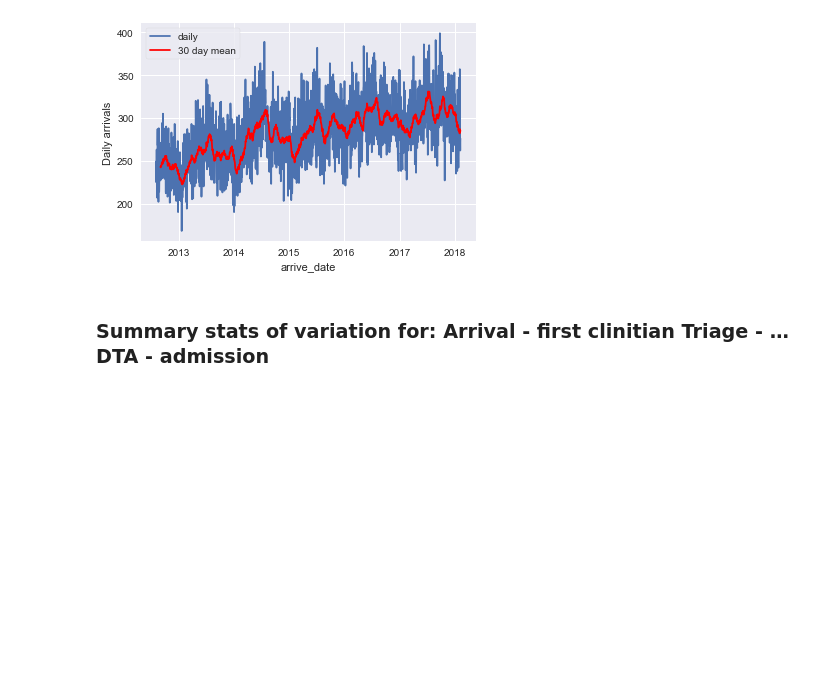
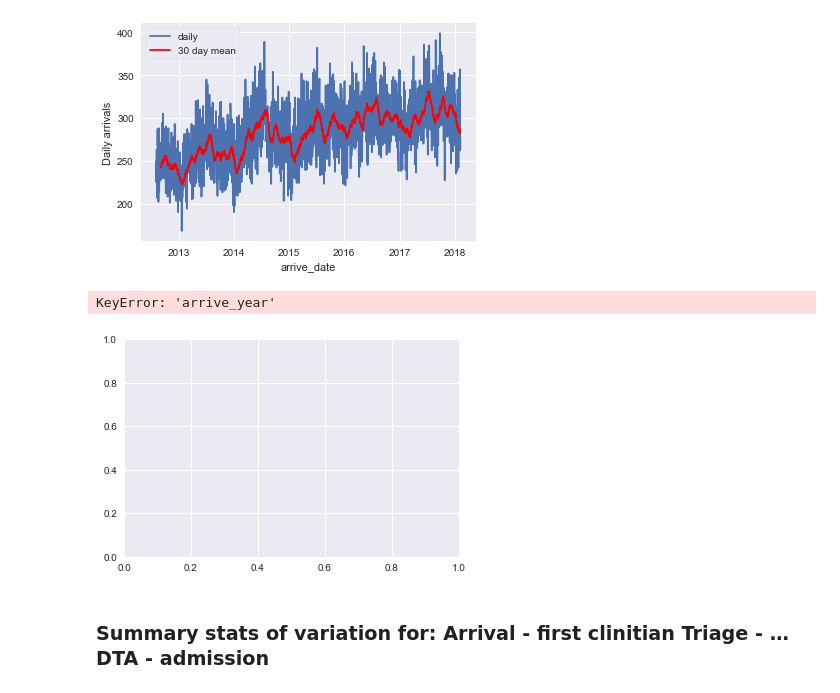
Before and after one commit to BradKeogh/flosp, a Jupyter notebook: hhMAIN.ipynb, the cells around one changed output. Cells and saved outputs as stored; diff of their text form; code cells hidden in the pictures; blank space fills up the shorter version.

```diff
--- a/hhMAIN.ipynb
+++ b/hhMAIN.ipynb
@@ -238,6 +244,15 @@ ax.legend(['daily','30 day mean'],frameon=True)
 # %% [output]
 <matplotlib.legend.Legend at 0x...>
 [figure]
+# %%
+ax = plt.subplot()
+pat[['arrive_date','hosp_patid']].groupby('arrive_year').count()[:-1].plot(ax=ax)
+#pat[['arrive_date','hosp_patid']].groupby('arrive_date').count()[:-1].rolling(30).mean().plot(ax=ax,color='r')
+ax.set_ylabel('Daily arrivals')
+ax.legend(['daily','30 day mean'],frameon=True)
+# %% [output]
+KeyError: 'arrive_year'
+[figure, added]
 # %% [markdown]
 ### Summary stats of variation for: Arrival - first clinitian Triage - … DTA - admission
 # %%
```
Also changed, not shown: parts of 121 cells of this notebook.
